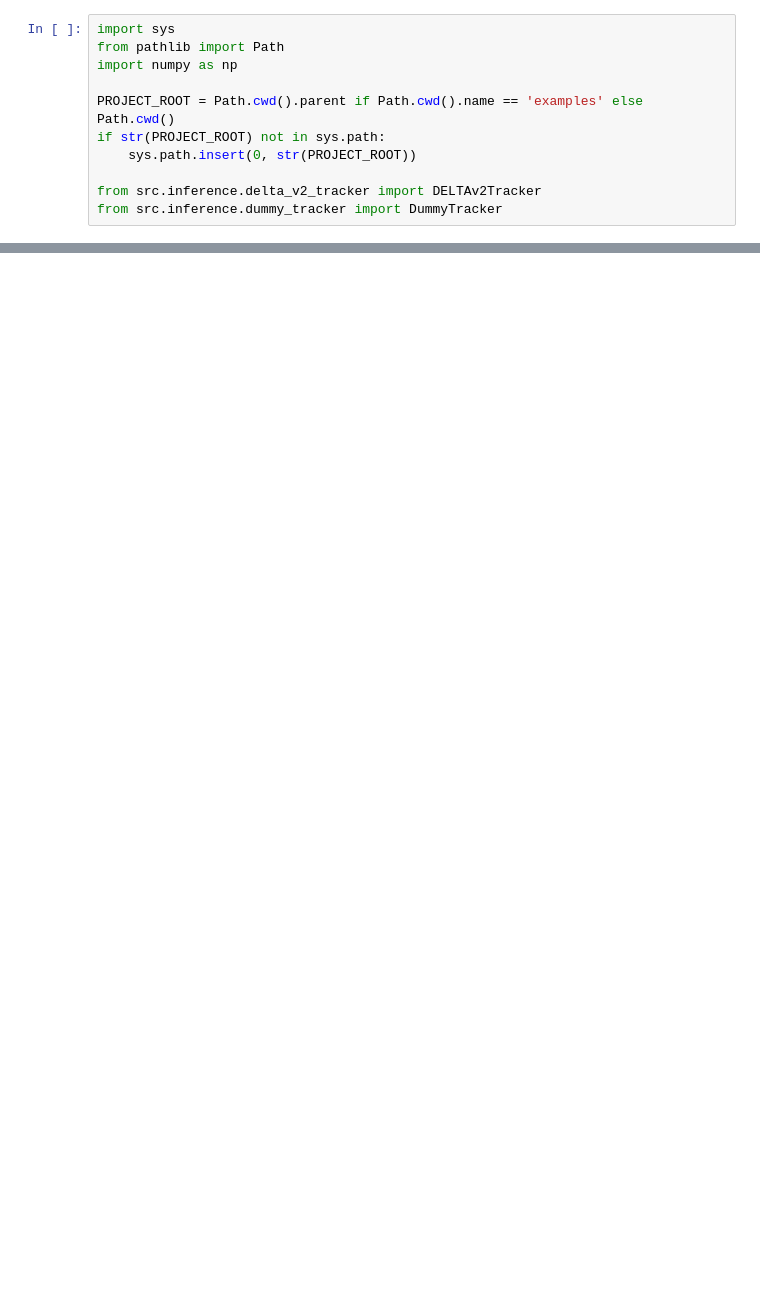
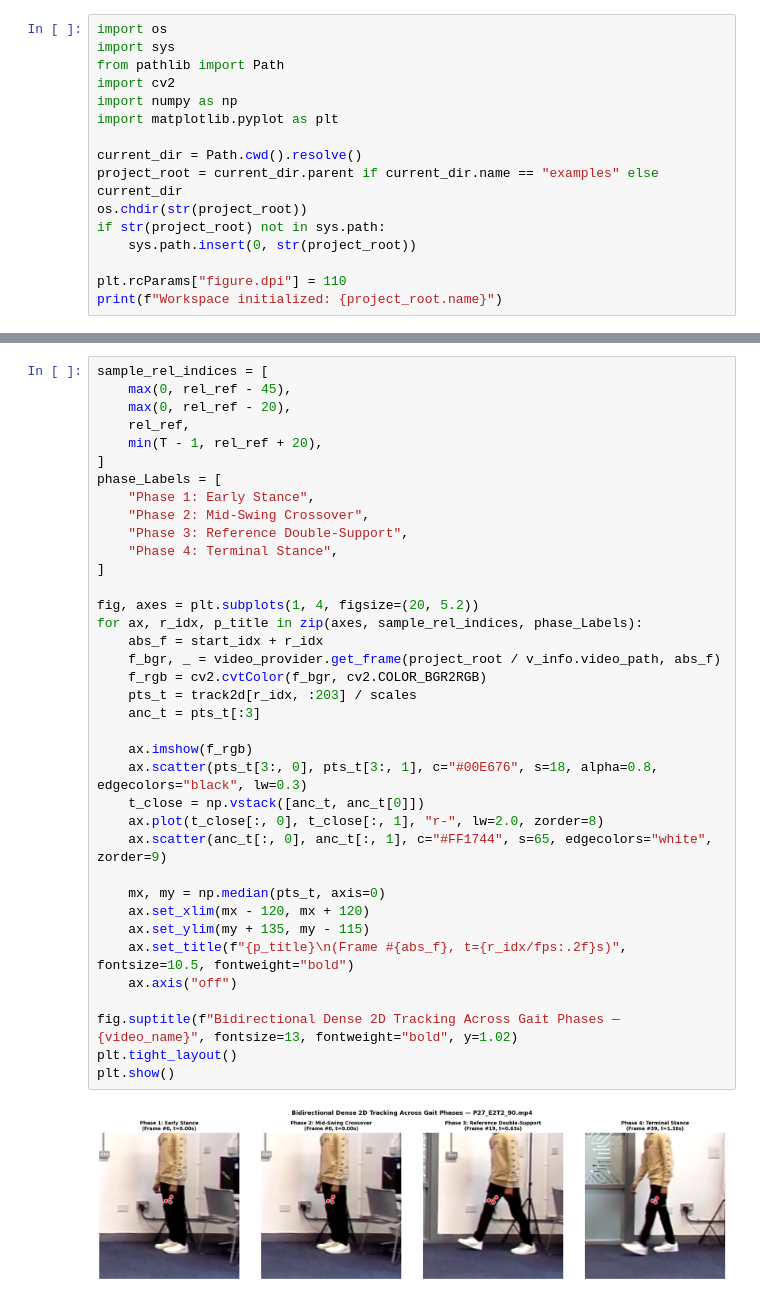
Before and after one commit to Rob00t-unimi/monocular-3d-gait-tracking-deltav2, a Jupyter notebook: examples/03_deltav2_dense_3d_tracking.ipynb, the cells around one changed output, grey strips where cells are left out. Saved outputs shown, nothing was run; the diff lists cells and outputs as text; blank space fills up the shorter version.

```diff
--- a/examples/03_deltav2_dense_3d_tracking.ipynb
+++ b/examples/03_deltav2_dense_3d_tracking.ipynb
@@ -7,11 +13,16 @@ This notebook demonstrates **Stage 3** of the `monocular-3d-gait-tracking-deltav
 # %%
+import os
 import sys
 from pathlib import Path
+import cv2
 import numpy as np
+import matplotlib.pyplot as plt
 
-PROJECT_ROOT = Path.cwd().parent if Path.cwd().name == 'examples' else Path.cwd()
-if str(PROJECT_ROOT) not in sys.path:
-    sys.path.insert(0, str(PROJECT_ROOT))
+current_dir = Path.cwd().resolve()
+project_root = current_dir.parent if current_dir.name == "examples" else current_dir
+os.chdir(str(project_root))
+if str(project_root) not in sys.path:
+    sys.path.insert(0, str(project_root))
 
-from src.inference.delta_v2_tracker import DELTAv2Tracker
-from src.inference.dummy_tracker import DummyTracker
+plt.rcParams["figure.dpi"] = 110
+print(f"Workspace initialized: {project_root.name}")
@@ -26,0 +110,39 @@ if raw_npz.exists():
+# %%
+sample_rel_indices = [
+    max(0, rel_ref - 45),
+    max(0, rel_ref - 20),
+    rel_ref,
+    min(T - 1, rel_ref + 20),
+]
+phase_Labels = [
+    "Phase 1: Early Stance",
+    "Phase 2: Mid-Swing Crossover",
+    "Phase 3: Reference Double-Support",
+    "Phase 4: Terminal Stance",
+]
+
+fig, axes = plt.subplots(1, 4, figsize=(20, 5.2))
+for ax, r_idx, p_title in zip(axes, sample_rel_indices, phase_Labels):
+    abs_f = start_idx + r_idx
+    f_bgr, _ = video_provider.get_frame(project_root / v_info.video_path, abs_f)
+    f_rgb = cv2.cvtColor(f_bgr, cv2.COLOR_BGR2RGB)
+    pts_t = track2d[r_idx, :203] / scales
+    anc_t = pts_t[:3]
+
+    ax.imshow(f_rgb)
+    ax.scatter(pts_t[3:, 0], pts_t[3:, 1], c="#00E676", s=18, alpha=0.8, edgecolors="black", lw=0.3)
+    t_close = np.vstack([anc_t, anc_t[0]])
+    ax.plot(t_close[:, 0], t_close[:, 1], "r-", lw=2.0, zorder=8)
+    ax.scatter(anc_t[:, 0], anc_t[:, 1], c="#FF1744", s=65, edgecolors="white", zorder=9)
+
+    mx, my = np.median(pts_t, axis=0)
+    ax.set_xlim(mx - 120, mx + 120)
+    ax.set_ylim(my + 135, my - 115)
+    ax.set_title(f"{p_title}\n(Frame #{abs_f}, t={r_idx/fps:.2f}s)", fontsize=10.5, fontweight="bold")
+    ax.axis("off")
+
+fig.suptitle(f"Bidirectional Dense 2D Tracking Across Gait Phases — {video_name}", fontsize=13, fontweight="bold", y=1.02)
+plt.tight_layout()
+plt.show()
+# %% [output]
+[figure, added]
```
Also changed, not shown: parts of 9 cells of this notebook, 4 other files.
